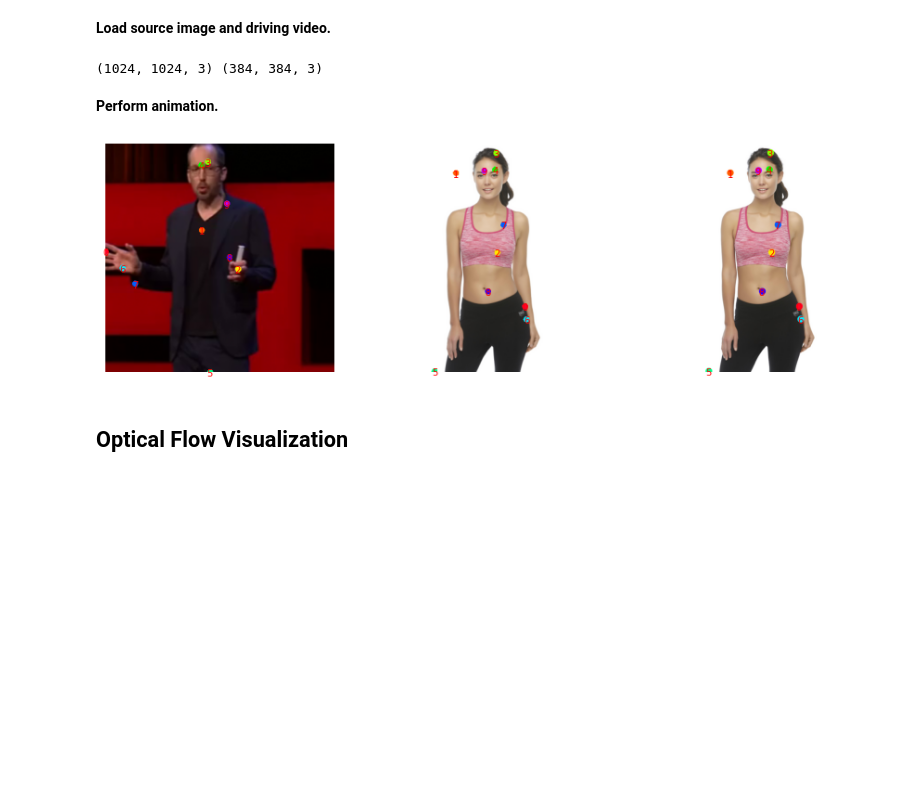
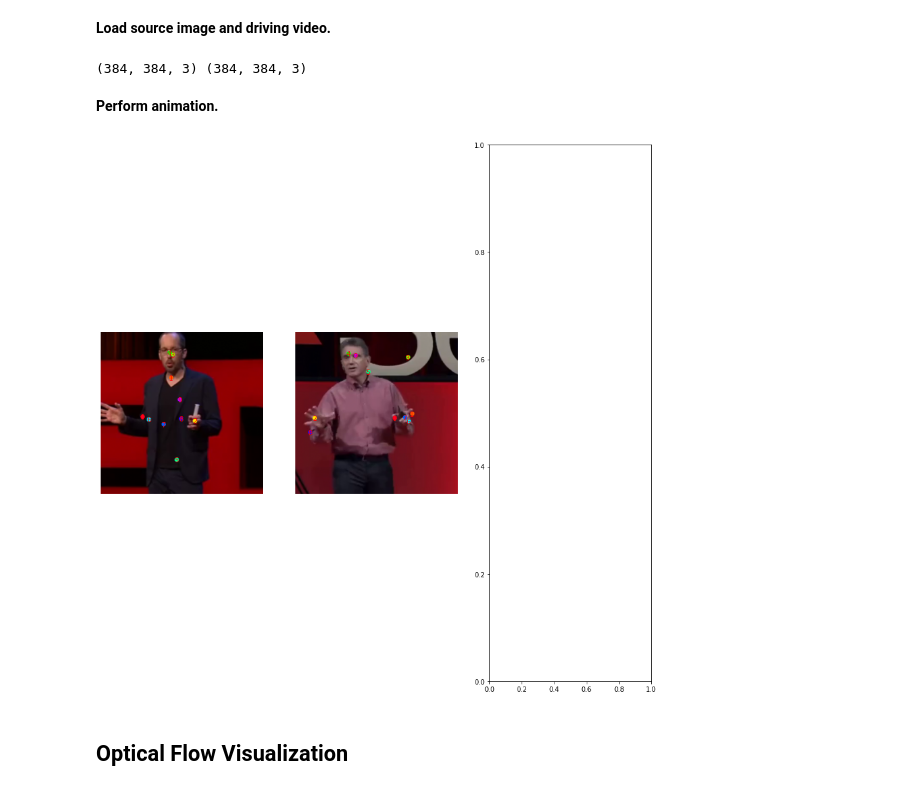
Before and after one commit to akatigre/MRAA-ours, a Jupyter notebook: demo.ipynb, the cells around one changed output. Cells and saved outputs as stored; diff of their text form; code cells hidden in the pictures; blank space fills up the shorter version.

```diff
--- a/demo.ipynb
+++ b/demo.ipynb
@@ -36,9 +36,9 @@ import pickle as pkl
 
 warnings.filterwarnings("ignore")
 dataset = 'ted'
-# source_name = f"data/{dataset}/img_00000027.jpg" # "Hitmonchan"
-source_name = f"../prepare_data/deepFashion/img_highres/2-in-1_Space_Dye_Athletic_Tank/img_00000005.jpg"
-source_image = resize(imageio.imread(source_name), (1024, 1024))[..., :3]
+source_name = f"data/{dataset}/subject2.png"
+source_image = imageio.imread(source_name)
+# resize(, (1024, 1024))[..., :3]
 
 driving_video = imageio.mimread(f'data/{dataset}/driving1.mp4')
 
@@ -49,7 +49,7 @@ source_image256 = resize(source_image, video_shape)[..., :3]
 driving_video = [resize(frame, video_shape)[..., :3] for frame in driving_video]
 print(source_image.shape, source_image256.shape)
 # %% [output]
-(1024, 1024, 3) (384, 384, 3)
+(384, 384, 3) (384, 384, 3)
 # %%
 
 if sys.version_info[0] < 3:
@@ -125,37 +123,36 @@ def make_animation(source_image, driving_video, generator, region_predictor, avd
     return source_region_params, driving_region_params
 
 
-from skimage.draw import disk
+from skimage.draw import circle
 
 kp_size = 5
 draw_border = True
 colormap = plt.get_cmap('gist_rainbow')
 region_bg_color = [1, 1, 1]
 
 def draw_image_with_kp(image, ax, kp_array, kp_size):
 
     image = np.copy(image)
     spatial_size = np.array(image.shape[:2][::-1])[np.newaxis]
     kp_array = spatial_size * (kp_array + 1) / 2
     num_regions = kp_array.shape[0]
     for kp_ind, kp in enumerate(kp_array):
         rr, cc = disk((kp[1], kp[0]), kp_size, shape=image.shape[:2])
         ax.text(kp[0], kp[1], f"{kp_ind}", dict(color='red', va='center', ha='center'))
         image[rr, cc] = np.array(colormap(kp_ind / num_regions))[:3]
     ax.imshow(image)
     ax.axis('off')
     return image
 
 source_region_params, driving_region_params = make_animation(source_image, driving_video, generator,
                              region_predictor, avd_network, animation_mode='avd')
 fig, axs = plt.subplots(nrows=1, ncols=3, figsize=(15, 15))
 draw_image_with_kp(driving_video[0], axs[0], driving_region_params['shift'][0].data.cpu().numpy(), kp_size=5)
 draw_image_with_kp(source_image256, axs[1], source_region_params['shift'][0].data.cpu().numpy(), kp_size=5)
-draw_image_with_kp(source_image, axs[2], source_region_params['shift'][0].data.cpu().numpy(), kp_size=15)
 
 plt.show()
 # %% [output]
-[figure, old version]
+[figure, new version]
 # %% [markdown]
 ## Optical Flow Visualization
 # %%
```
Also changed, not shown: parts of 3 cells of this notebook, 16 other files.
